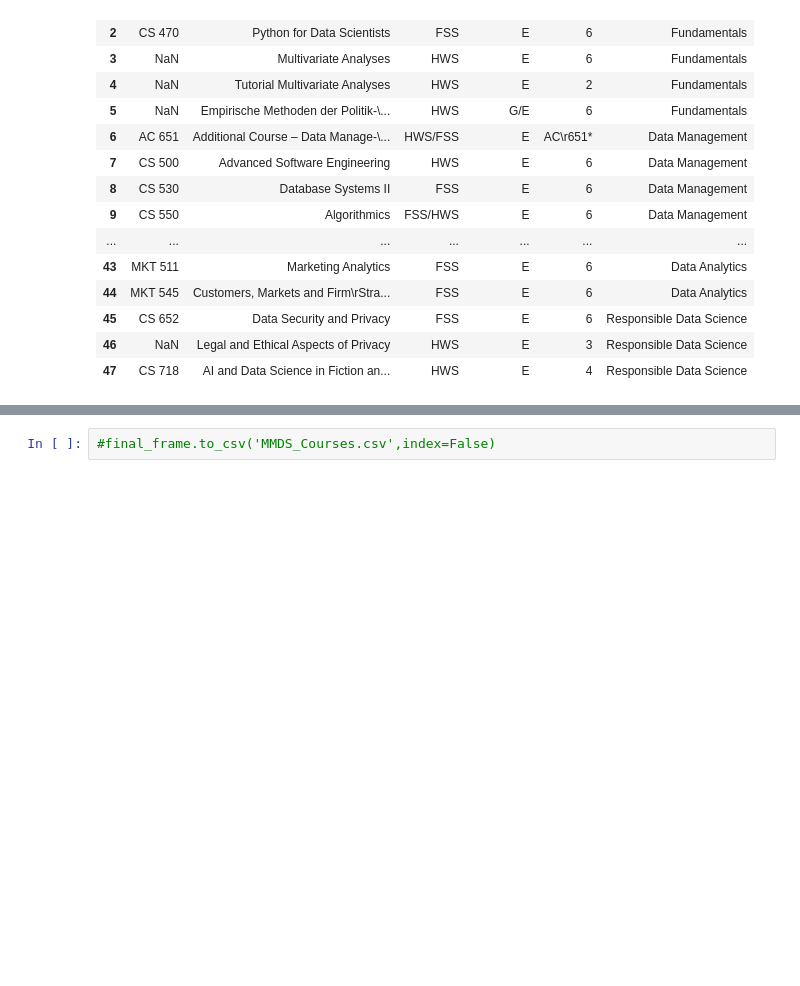
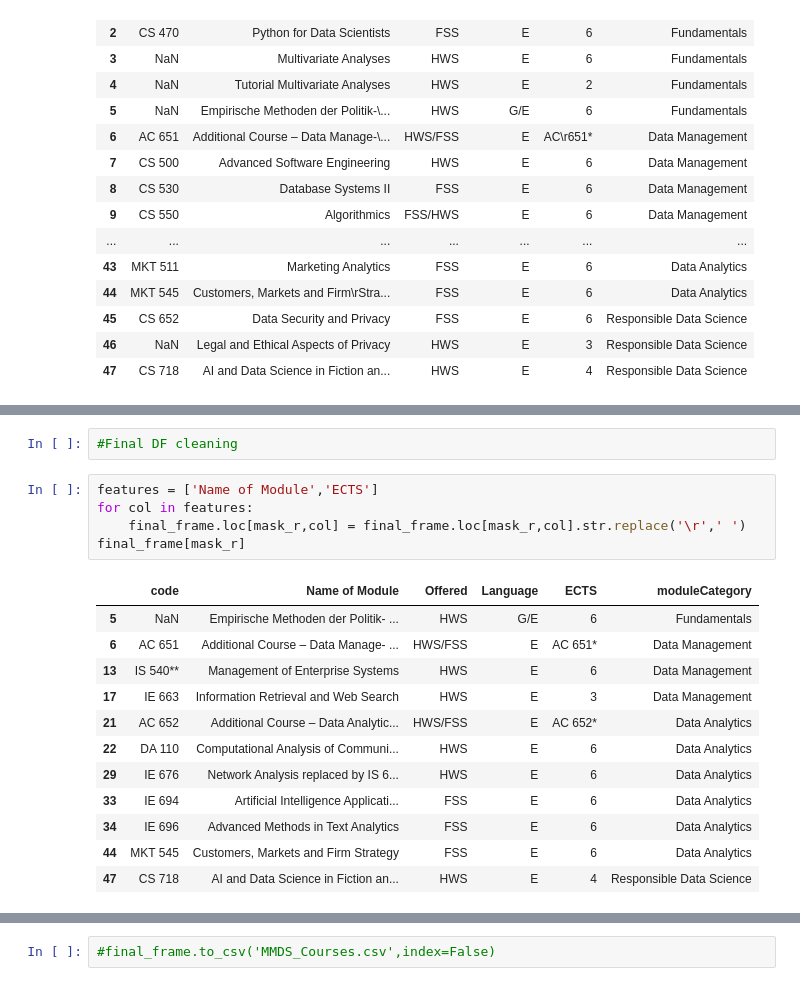
Before and after one commit to D-Hema-Kumar/KG_Project, a Jupyter notebook: MMDS_File.ipynb, the cells around one changed output, grey strips where cells are left out. Cells and saved outputs as stored; diff of their text form; blank space fills up the shorter version.

```diff
--- a/MMDS_File.ipynb
+++ b/MMDS_File.ipynb
@@ -179,0 +198,20 @@ final_frame
+# %%
+#Final DF cleaning
+# %%
+features = ['Name of Module','ECTS']
+for col in features:
+    final_frame.loc[mask_r,col] = final_frame.loc[mask_r,col].str.replace('\r',' ')
+final_frame[mask_r]
+# %% [output]
+|  | code | Name of Module | Offered | Language | ECTS | moduleCategory |
+| 5 | NaN | Empirische Methoden der Politik- ... | HWS | G/E | 6 | Fundamentals |
+| 6 | AC 651 | Additional Course – Data Manage- ... | HWS/FSS | E | AC 651* | Data Management |
+| 13 | IS 540** | Management of Enterprise Systems | HWS | E | 6 | Data Management |
+| 17 | IE 663 | Information Retrieval and Web Search | HWS | E | 3 | Data Management |
+| 21 | AC 652 | Additional Course – Data Analytic... | HWS/FSS | E | AC 652* | Data Analytics |
+| 22 | DA 110 | Computational Analysis of Communi... | HWS | E | 6 | Data Analytics |
+| 29 | IE 676 | Network Analysis replaced by IS 6... | HWS | E | 6 | Data Analytics |
+| 33 | IE 694 | Artificial Intelligence Applicati... | FSS | E | 6 | Data Analytics |
+| 34 | IE 696 | Advanced Methods in Text Analytics | FSS | E | 6 | Data Analytics |
+| 44 | MKT 545 | Customers, Markets and Firm Strategy | FSS | E | 6 | Data Analytics |
+| 47 | CS 718 | AI and Data Science in Fiction an... | HWS | E | 4 | Responsible Data Science |
```
Also changed, not shown: parts of 3 cells of this notebook, 2 other files.
